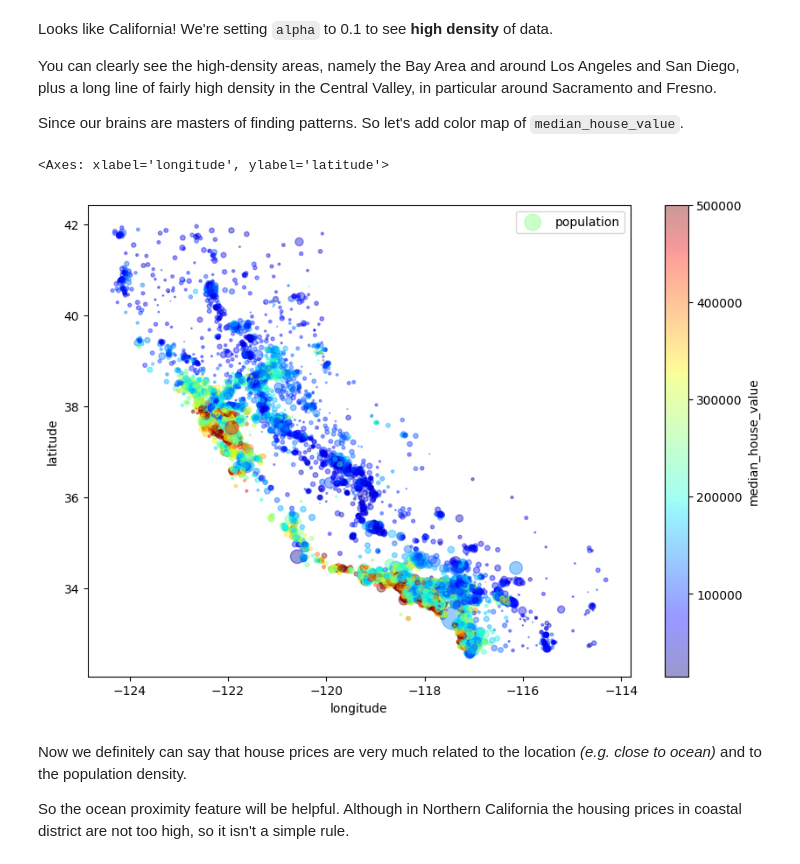
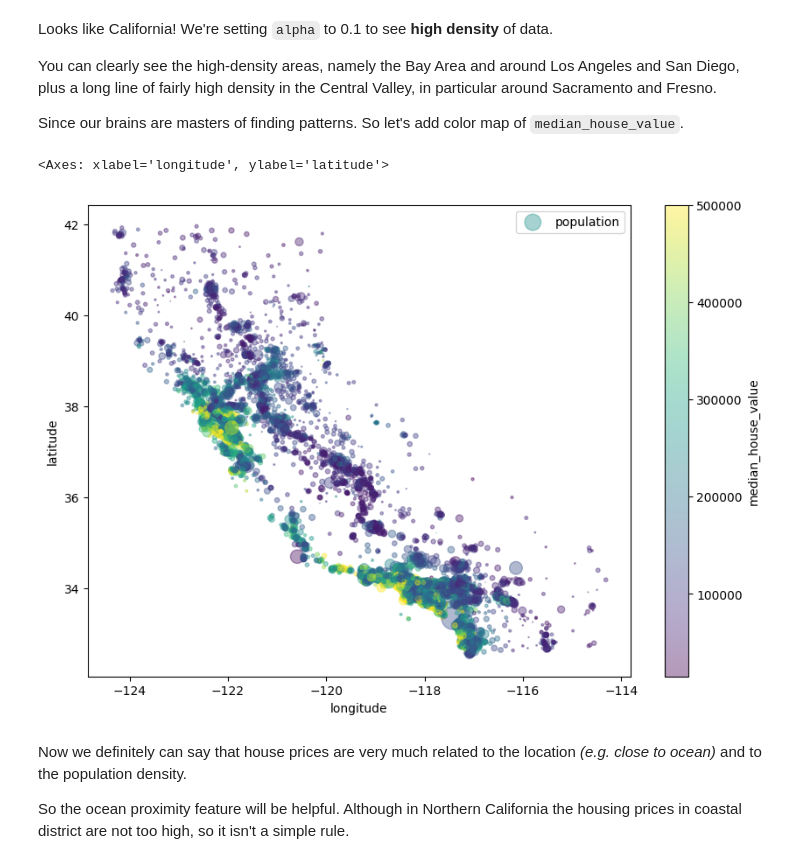
Before and after one commit to yeghor/Learning-Machine-Learning, a Jupyter notebook: Housing.ipynb, the cells around one changed output. Cells and saved outputs as stored; diff of their text form; code cells hidden in the pictures.

Commit message:
feat: finished paragraph about discovering and visualizing data to gain insights

```diff
--- a/Housing.ipynb
+++ b/Housing.ipynb
@@ -208,17 +208,17 @@ the Central Valley, in particular around Sacramento and Fresno.
 
 Since our brains are masters of finding patterns. So let's add color map of `median_house_value`.
 # %%
-,housing.plot(
+housing.plot(
     kind="scatter",
     x="longitude",
     y="latitude",
     alpha=0.4,
     s=housing["population"]/100, label="population", figsize=(10, 7),
-    c="median_house_value", cmap=plt.get_cmap("jet"), colorbar=True
+    c="median_house_value", cmap=plt.get_cmap("viridis"), colorbar=True
 )
 # %% [output]
 <Axes: xlabel='longitude', ylabel='latitude'>
-[figure, old version]
+[figure, new version]
 # %% [markdown]
 Now we definitely can say that house prices are very much related to the location _(e.g. close to ocean)_ and to the population density.
 
```
Also changed, not shown: parts of 14 cells of this notebook.
